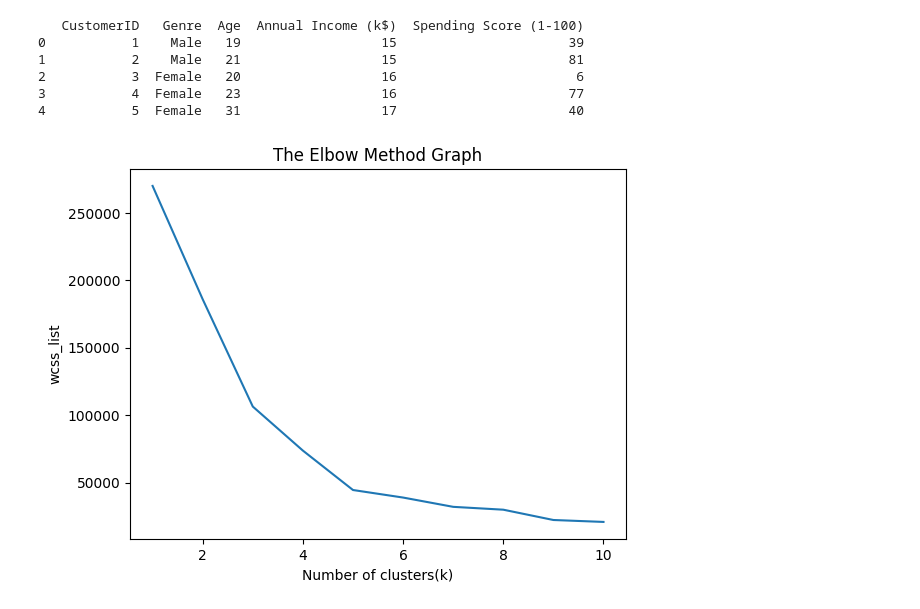
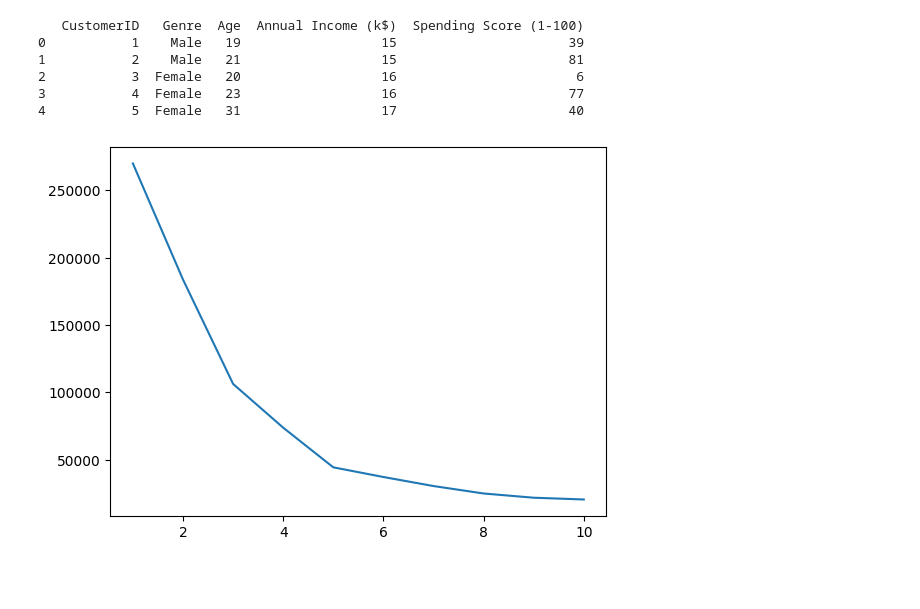
Before and after one commit to pavancos/LearnML, a Jupyter notebook: 08-KMeans/K-Means.ipynb, the cells around one changed output. Saved outputs shown, nothing was run; the diff lists cells and outputs as text; code cells hidden in the pictures; blank space fills up the shorter version.

```diff
--- a/08-KMeans/K-Means.ipynb
+++ b/08-KMeans/K-Means.ipynb
@@ -17,18 +17,15 @@ x = dataset.iloc[:, [3, 4]].values
 # %%
 from sklearn.cluster import KMeans
 wcss_list= []
 
 for i in range(1, 11):
-    kmeans = KMeans(n_clusters=i, init='k-means++', random_state=0)
+    kmeans = KMeans(n_clusters=i, init='k-means++')
     kmeans.fit(x)
     wcss_list.append(kmeans.inertia_)
 plt.plot(range(1, 11), wcss_list)
-plt.title('The Elbow Method Graph')
-plt.xlabel('Number of clusters(k)')
-plt.ylabel('wcss_list')
 plt.show()
 # %% [output]
-[figure, old version]
+[figure, new version]
 # %%
 print(wcss_list)
 # %% [output]
```
Also changed, not shown: parts of 4 cells of this notebook, 3 other files.
